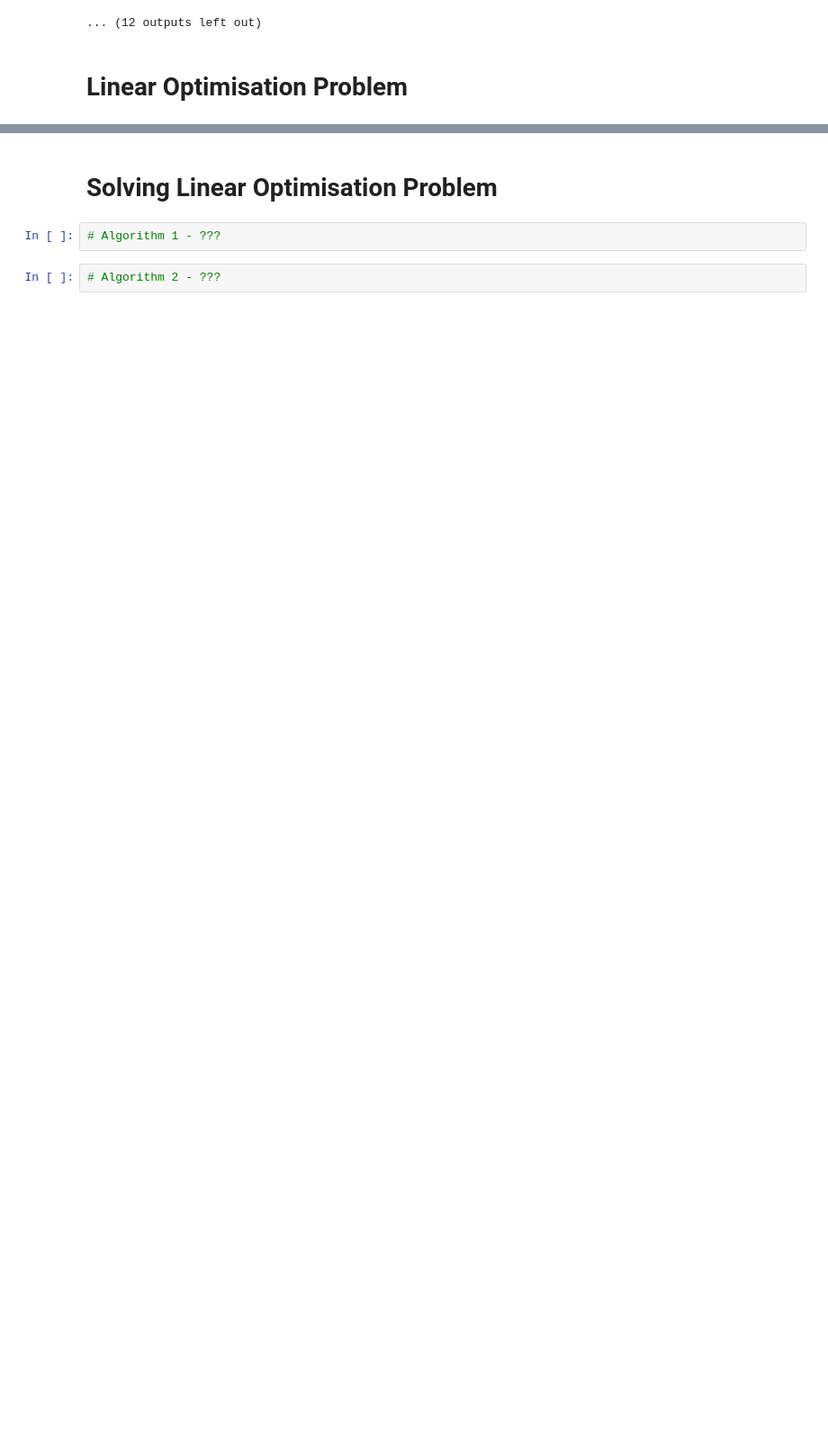
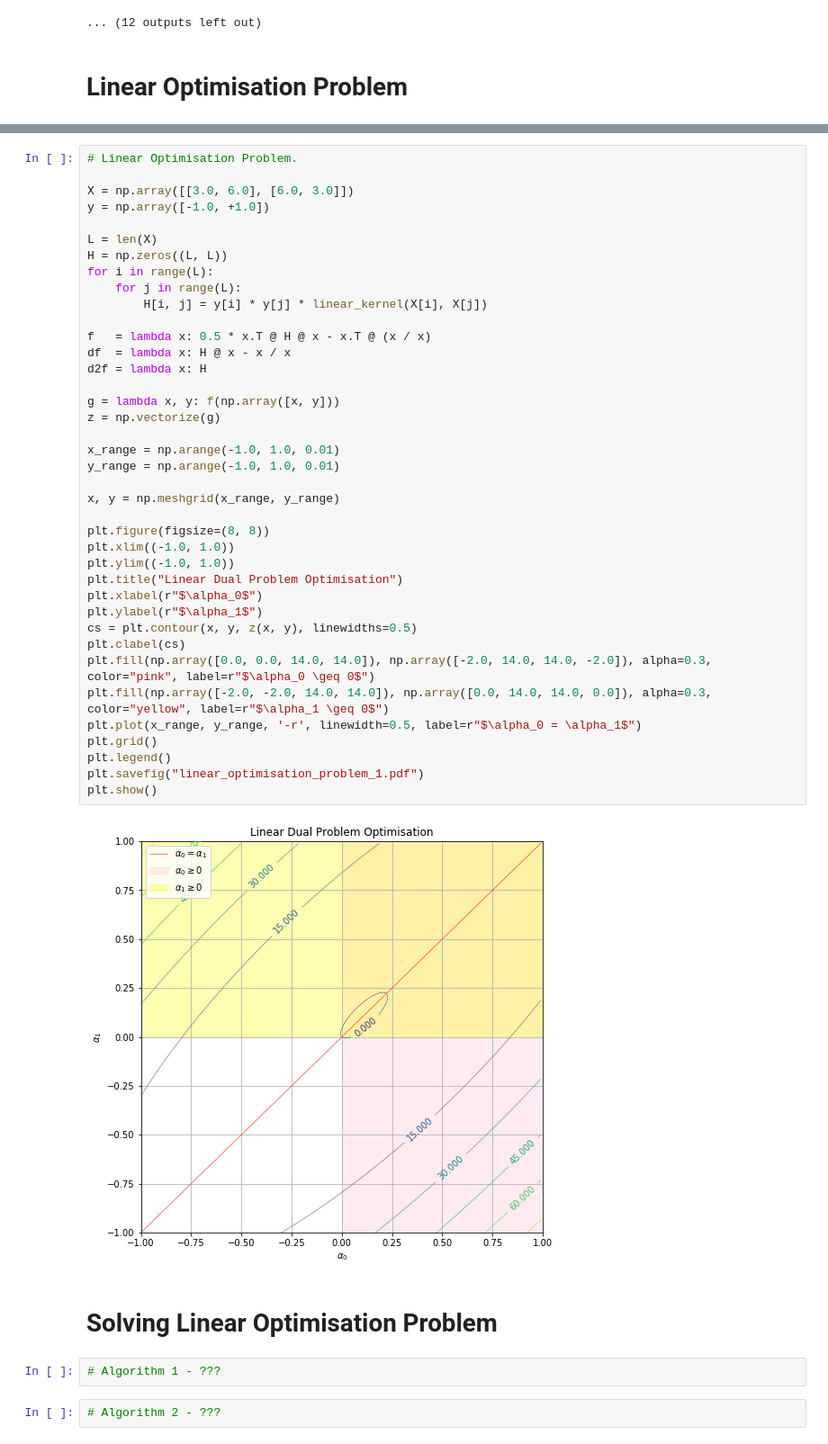
Before and after one commit to johnduffymsc/msc_comp0120project, a Jupyter notebook: COMP0120_Project_Code_John_Duffy.ipynb, the cells around one changed output, grey strips where cells are left out. Shown at 90% size. Drawn from its saved outputs; the diff is of its cells as text; blank space fills up the shorter version.

```diff
--- a/COMP0120_Project_Code_John_Duffy.ipynb
+++ b/COMP0120_Project_Code_John_Duffy.ipynb
@@ -730,3 +738,44 @@ plt.show()
+# %%
+# Linear Optimisation Problem.
+
+X = np.array([[3.0, 6.0], [6.0, 3.0]])
+y = np.array([-1.0, +1.0])
+
+L = len(X)
+H = np.zeros((L, L))
+for i in range(L):
+    for j in range(L):
+        H[i, j] = y[i] * y[j] * linear_kernel(X[i], X[j])
+
+f   = lambda x: 0.5 * x.T @ H @ x - x.T @ (x / x)
+df  = lambda x: H @ x - x / x
+d2f = lambda x: H
+
+g = lambda x, y: f(np.array([x, y]))
+z = np.vectorize(g)
+
+x_range = np.arange(-1.0, 1.0, 0.01)
+y_range = np.arange(-1.0, 1.0, 0.01)
+
+x, y = np.meshgrid(x_range, y_range)
+
+plt.figure(figsize=(8, 8))
+plt.xlim((-1.0, 1.0))
+plt.ylim((-1.0, 1.0))
+plt.title("Linear Dual Problem Optimisation")
+plt.xlabel(r"$\alpha_0$")
+plt.ylabel(r"$\alpha_1$")
+cs = plt.contour(x, y, z(x, y), linewidths=0.5)
+plt.clabel(cs)
+plt.fill(np.array([0.0, 0.0, 14.0, 14.0]), np.array([-2.0, 14.0, 14.0, -2.0]), alpha=0.3, color="pink", label=r"$\alpha_0 \geq 0$")
+plt.fill(np.array([-2.0, -2.0, 14.0, 14.0]), np.array([0.0, 14.0, 14.0, 0.0]), alpha=0.3, color="yellow", label=r"$\alpha_1 \geq 0$")
+plt.plot(x_range, y_range, '-r', linewidth=0.5, label=r"$\alpha_0 = \alpha_1$")
+plt.grid()
+plt.legend()
+plt.savefig("linear_optimisation_problem_1.pdf")
+plt.show()
+# %% [output]
+[figure, added]
 # %% [markdown]
 # Solving Linear Optimisation Problem
 # %%
```
Also changed, not shown: parts of 9 cells of this notebook.
